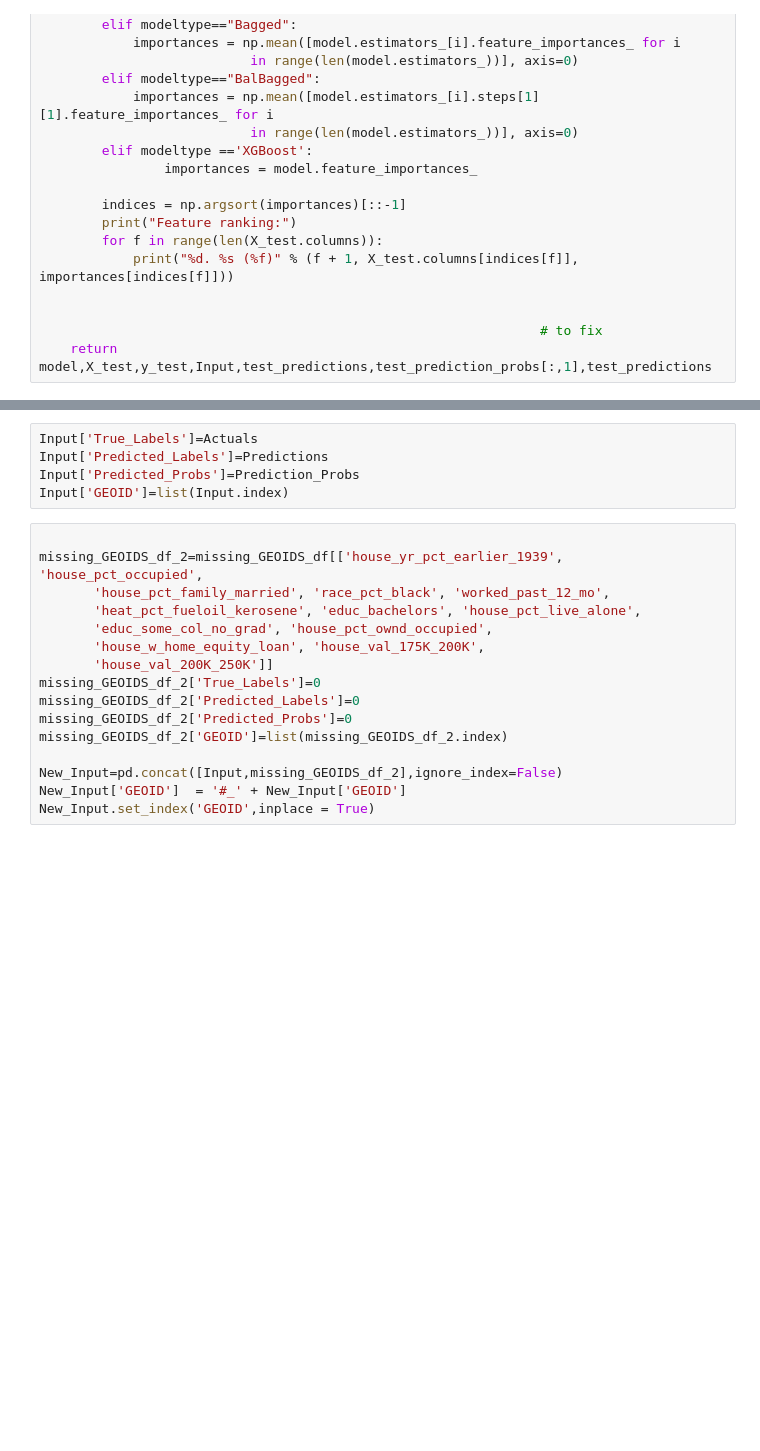
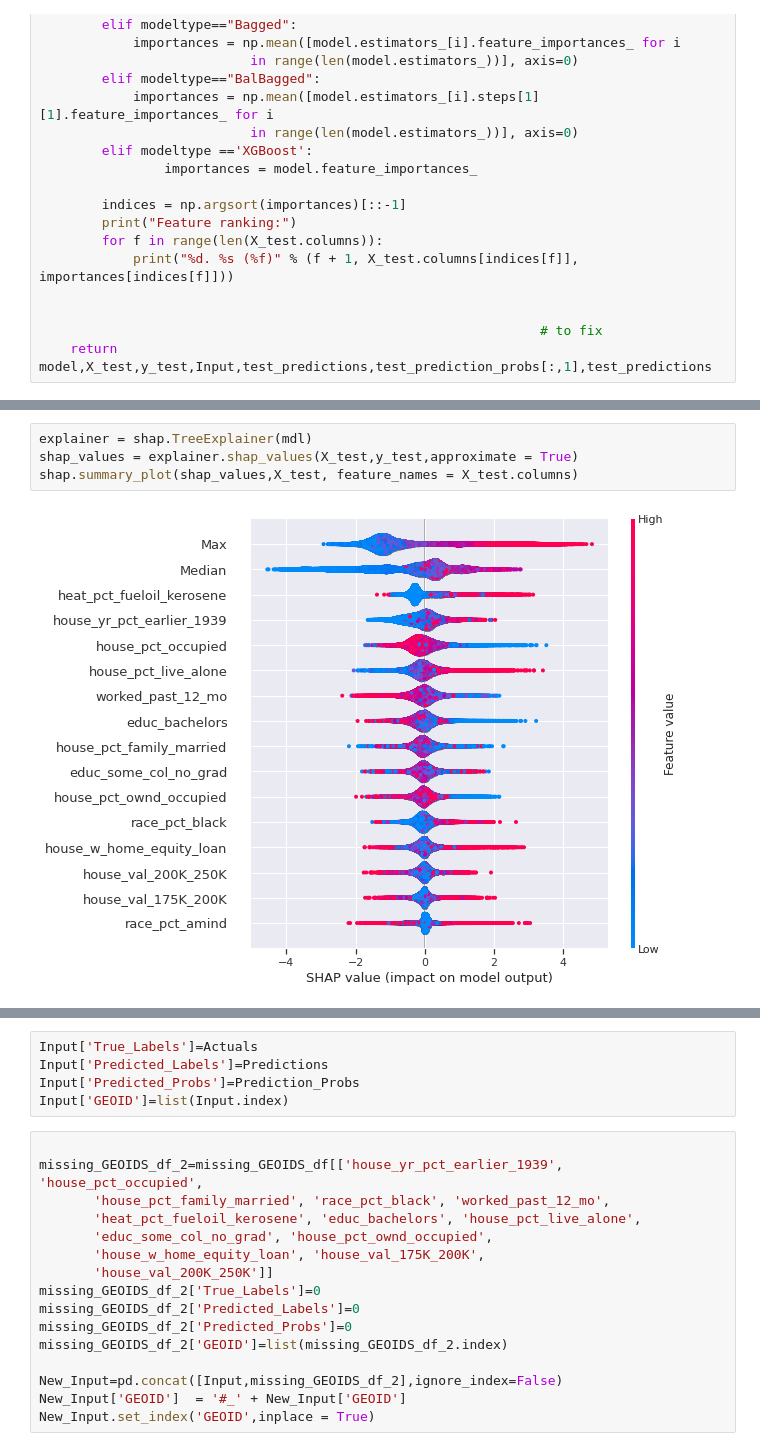
Before and after one commit to DataKind-DC/rcp2, a Jupyter notebook: Code/Models/NFIRS_Block_level.ipynb, the cells around one changed output, grey strips where cells are left out. Drawn from its saved outputs; the diff is of its cells as text; blank space fills up the shorter version.

```diff
--- a/Code/Models/NFIRS_Block_level.ipynb
+++ b/Code/Models/NFIRS_Block_level.ipynb
@@ -552,3 +571,9 @@ ModuleNotFoundError: No module named 'xgboost'
+# %%
+explainer = shap.TreeExplainer(mdl)
+shap_values = explainer.shap_values(X_test,y_test,approximate = True)
+shap.summary_plot(shap_values,X_test, feature_names = X_test.columns)
+# %% [output]
+[figure, added]
 # %%
 Input.index.str[:2].value_counts()
 # %% [output]
```
Also changed, not shown: parts of 7 cells of this notebook.
